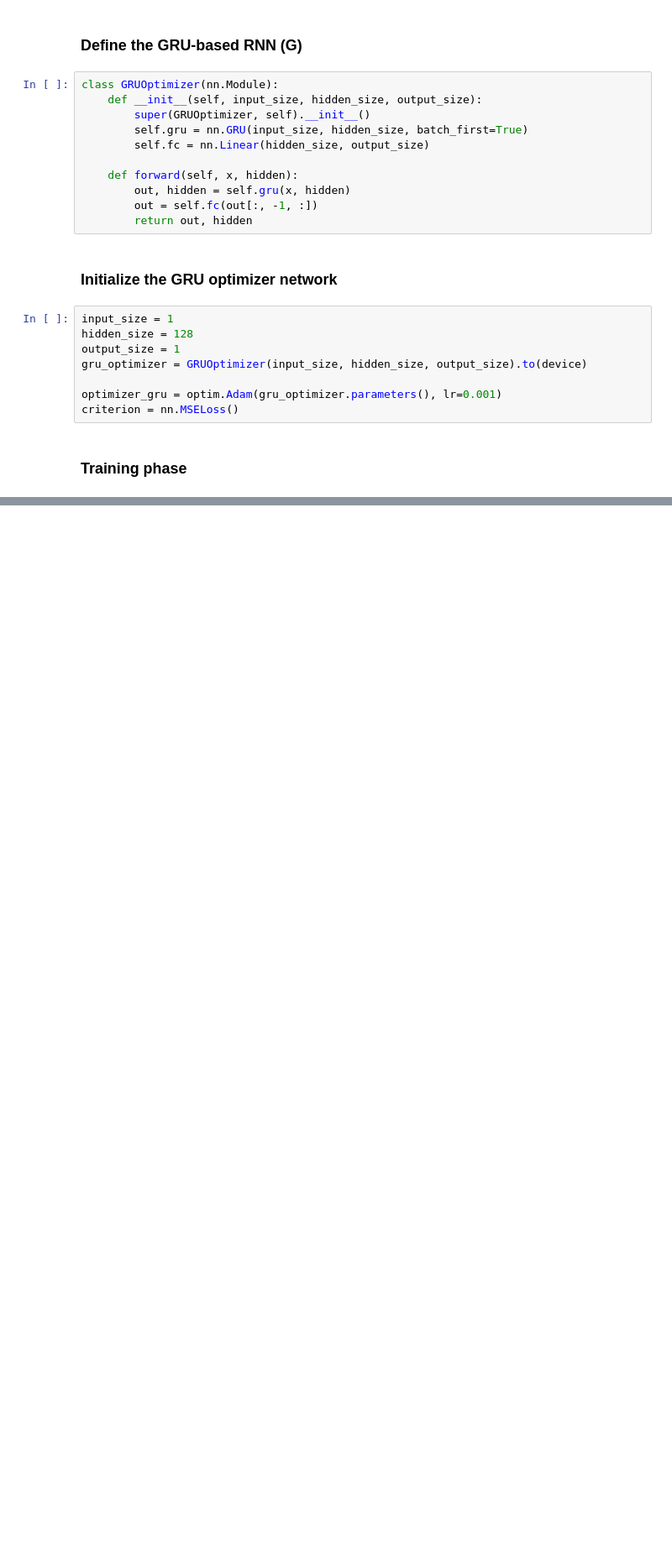
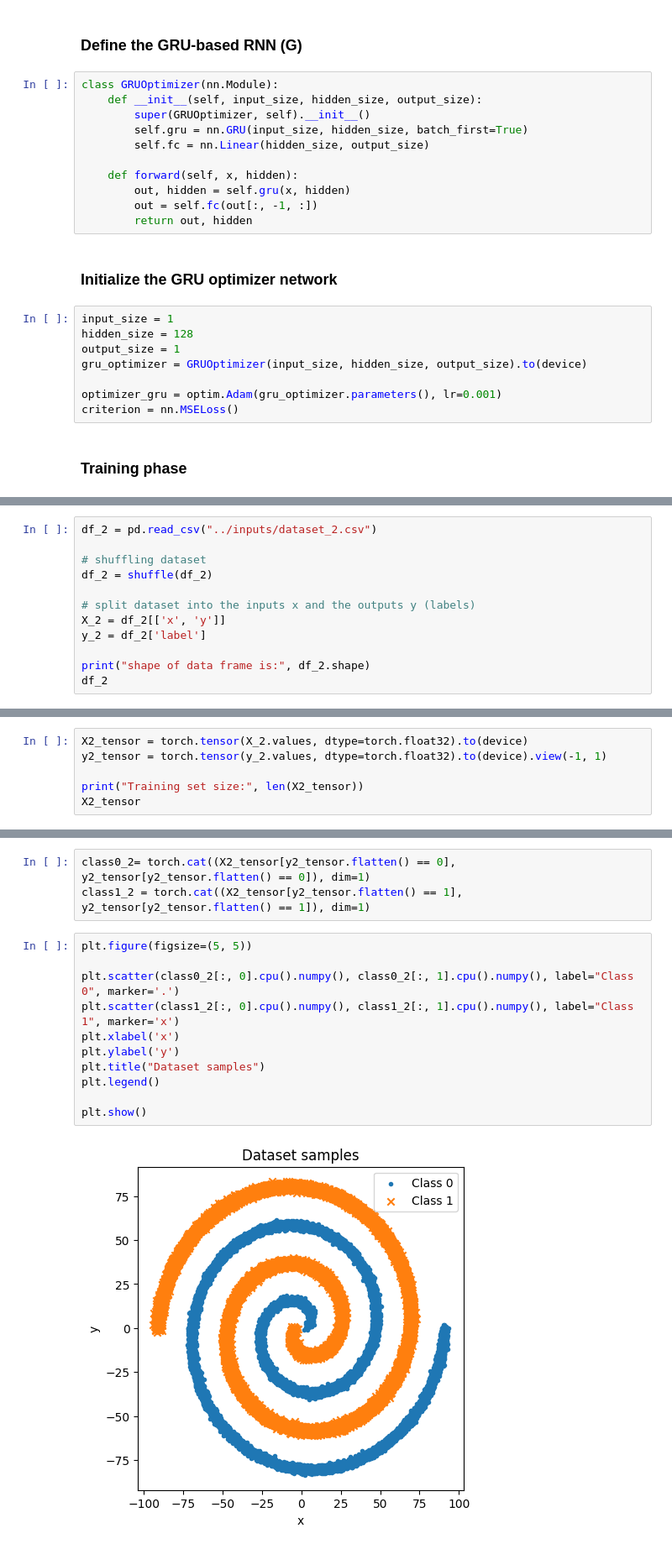
Before and after one commit to rezaAdinepour/Deep-Learning-Homework, a Jupyter notebook: HWs/HW5/Codes/Q2.ipynb, the cells around one changed output, grey strips where cells are left out. Shown at 84% size. Cells and saved outputs as stored; diff of their text form; blank space fills up the shorter version.

```diff
--- a/HWs/HW5/Codes/Q2.ipynb
+++ b/HWs/HW5/Codes/Q2.ipynb
@@ -334,0 +335,12 @@ Test Loss: 74.78849792480469
+# %%
+df_2 = pd.read_csv("../inputs/dataset_2.csv")
+
+# shuffling dataset
+df_2 = shuffle(df_2)
+
+# split dataset into the inputs x and the outputs y (labels)
+X_2 = df_2[['x', 'y']]
+y_2 = df_2['label']
+
+print("shape of data frame is:", df_2.shape)
+df_2
@@ -334,0 +362,6 @@ Test Loss: 74.78849792480469
+# %%
+X2_tensor = torch.tensor(X_2.values, dtype=torch.float32).to(device)
+y2_tensor = torch.tensor(y_2.values, dtype=torch.float32).to(device).view(-1, 1)
+
+print("Training set size:", len(X2_tensor))
+X2_tensor
@@ -334,0 +377,16 @@ Test Loss: 74.78849792480469
+# %%
+class0_2= torch.cat((X2_tensor[y2_tensor.flatten() == 0], y2_tensor[y2_tensor.flatten() == 0]), dim=1)
+class1_2 = torch.cat((X2_tensor[y2_tensor.flatten() == 1], y2_tensor[y2_tensor.flatten() == 1]), dim=1)
+# %%
+plt.figure(figsize=(5, 5))
+
+plt.scatter(class0_2[:, 0].cpu().numpy(), class0_2[:, 1].cpu().numpy(), label="Class 0", marker='.')
+plt.scatter(class1_2[:, 0].cpu().numpy(), class1_2[:, 1].cpu().numpy(), label="Class 1", marker='x')
+plt.xlabel('x')
+plt.ylabel('y')
+plt.title("Dataset samples")
+plt.legend()
+
+plt.show()
+# %% [output]
+[figure, added]
```
Also changed, not shown: parts of 12 cells of this notebook.
